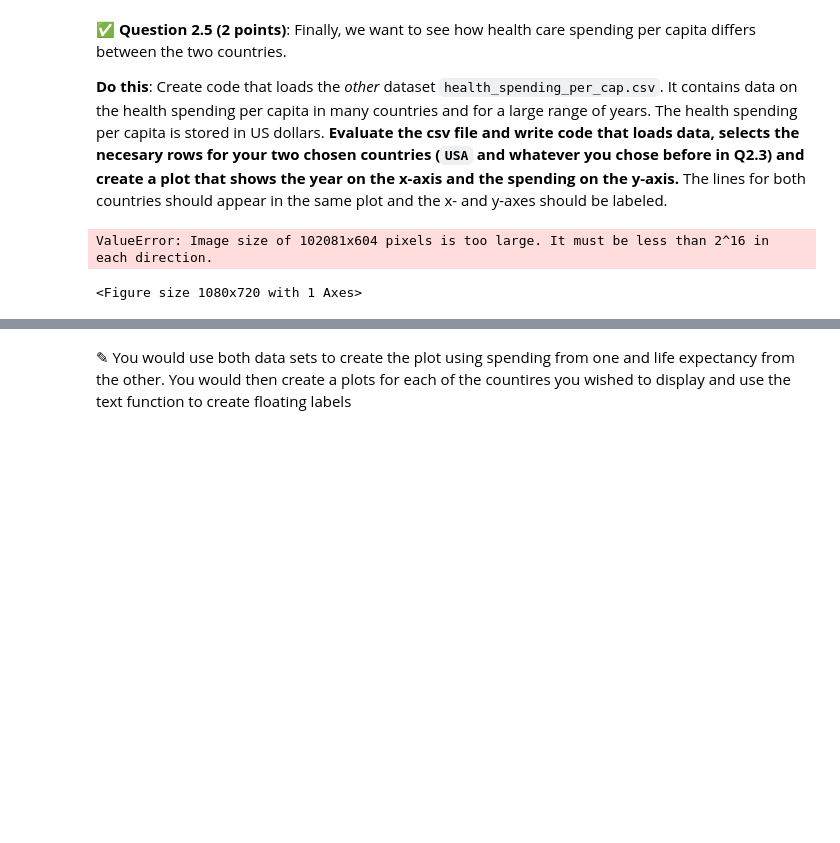
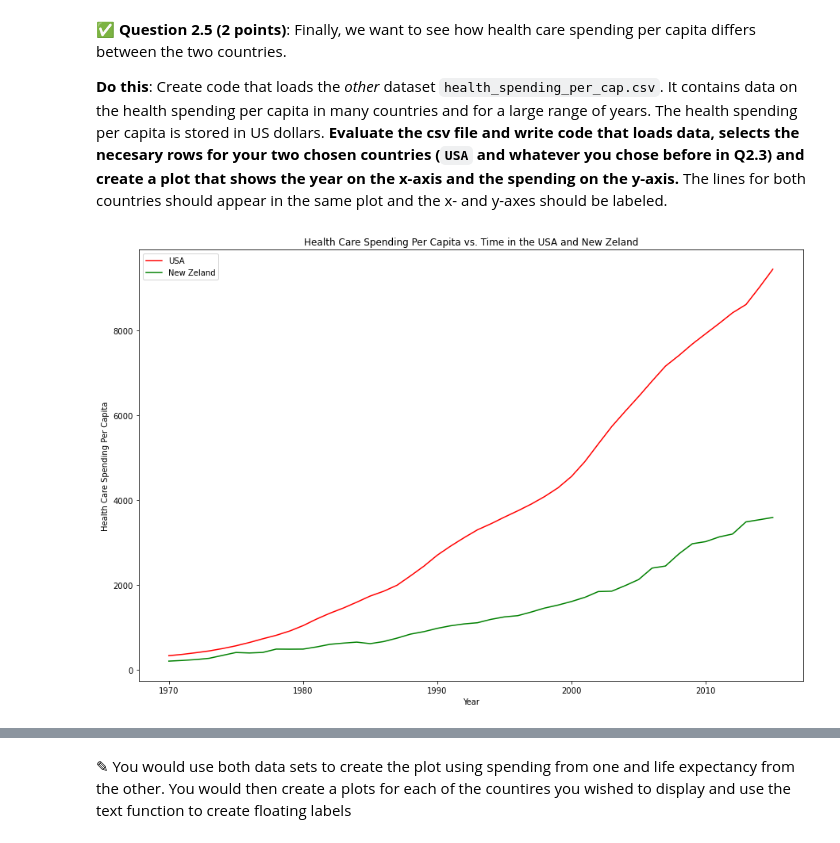
Before and after one commit to zimbot13/cmse202-f21-turnin, a Jupyter notebook: midterm/CMSE202-Midterm-Section002-STUDENT.ipynb, the cells around one changed output, grey strips where cells are left out. Drawn from its saved outputs; the diff is of its cells as text; code cells hidden in the pictures; blank space fills up the shorter version.

```diff
--- a/midterm/CMSE202-Midterm-Section002-STUDENT.ipynb
+++ b/midterm/CMSE202-Midterm-Section002-STUDENT.ipynb
@@ -137,27 +137,25 @@ plt.show()
 # %%
 ### Put your code here
 spend = pd.read_csv('health_spending_per_cap.csv')
 spend.head(15)
 
 mask3 = (spend["LOCATION"] == 'USA')
 usa_spend = spend[mask3]
 
 mask4 = (spend['LOCATION'] == 'NZL')
 nzl_spend = spend[mask4]
 
 
 plt.figure(figsize = [15,10])
 plt.plot(usa_spend['TIME'],usa_spend['Value'],c='red',label="USA")
 plt.plot(nzl_spend['TIME'],nzl_spend['Value'],c='green',label='New Zeland')
 plt.xlabel("Year")
-plt.text(10,8,'USA')
 plt.ylabel("Health Care Spending Per Capita")
 plt.title('Health Care Spending Per Capita vs. Time in the USA and New Zeland')
 plt.legend()
 plt.show()
 # %% [output]
-ValueError: Image size of 102081x604 pixels is too large. It must be less than 2^16 in each direction.
-<Figure size 1080x720 with 1 Axes>
+[figure, added]
 # %% [markdown]
 &#9989; **Question 2.6 (1 point)**: The BuzzFeed article linked above uses a different way to visualize this data.
 
```
